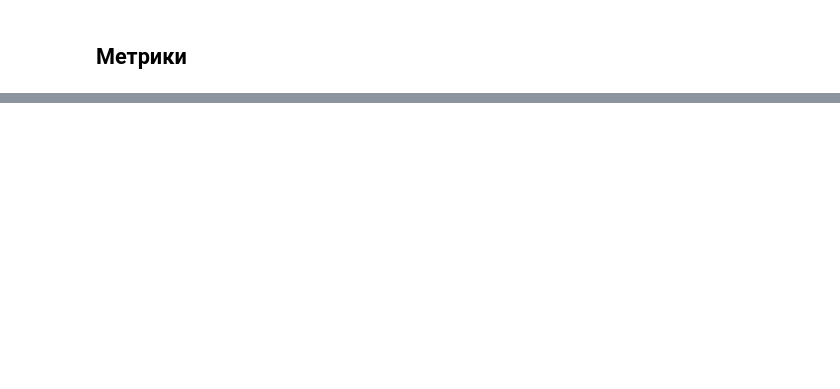
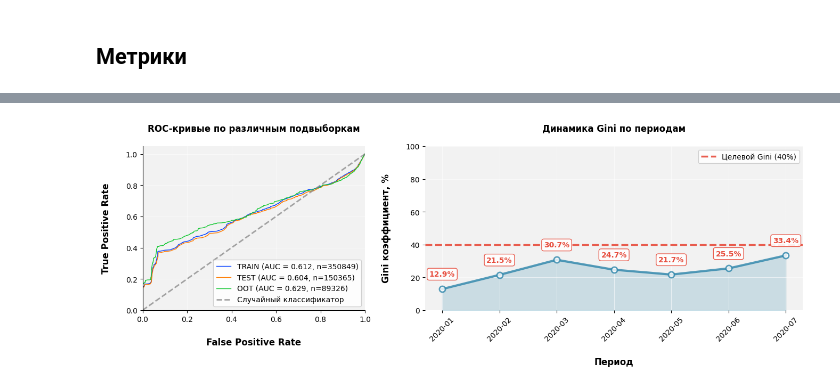
Before and after one commit to 25-77/Year_project, a Jupyter notebook: notebooks/3.1. Linear_models.ipynb, the cells around one changed output, grey strips where cells are left out. Saved outputs shown, nothing was run; the diff lists cells and outputs as text; code cells hidden in the pictures; blank space fills up the shorter version.

```diff
--- a/notebooks/3.1. Linear_models.ipynb
+++ b/notebooks/3.1. Linear_models.ipynb
@@ -432,0 +798,3 @@ plot_gini_by_period_styled(metr_split.reset_index(), 'gini', DATE_MONTH,
+# %%
+final_params_svm_model = {**default_params, **study.best_params}
+final_params_svm_model
@@ -432,0 +810,13 @@ plot_gini_by_period_styled(metr_split.reset_index(), 'gini', DATE_MONTH,
+# %%
+# Обучение модели с подобранными гиперпараметрами
+svm_model = SVC(**final_params_svm_model)
+
+pipeline = Pipeline([
+    ('preprocessor', preprocessor),
+    ('pca', PCA(n_components=20)),
+    ('model', svm_model)
+    ])
+
+pipeline.fit(data.loc[TRAIN_MASK][FEATURES], data.loc[TRAIN_MASK][TARGET])
+
+data.loc[DEV_MASK, 'svm_model_optuna_preds'] = pipeline.predict_proba(data.loc[DEV_MASK][FEATURES])[:, 1]
@@ -432,0 +844,11 @@ plot_gini_by_period_styled(metr_split.reset_index(), 'gini', DATE_MONTH,
+# %%
+metr_split = metrics_split(
+    data=data.loc[DEV_MASK],
+    target=TARGET,
+    pred_cols='svm_model_optuna_preds',
+    group_cols=DATE_MONTH,
+    metr_calc=metr_calc,
+    asc=True
+)
+
+style_metrics(metr_split, STYLE_CONFIG)
@@ -432,0 +865,19 @@ plot_gini_by_period_styled(metr_split.reset_index(), 'gini', DATE_MONTH,
+# %%
+# Графики распределения таргета по выборкам
+fig, axes = plt.subplots(1, 2, figsize=(16, 4), gridspec_kw={'width_ratios': [1, 1.7]})
+masks_dict = {'TRAIN': TRAIN_MASK, 'TEST': TEST_MASK, 'OOT': OOT_MASK}
+
+ax = axes[0]
+plot_roc_by_masks(data, TARGET, 'svm_model_optuna_preds', masks_dict,
+                     figsize=(8, 4), palette='bright',
+                     title='ROC-кривые по различным подвыборкам',
+                     ax=ax)
+
+ax = axes[1]
+plot_gini_by_period_styled(metr_split.reset_index(), 'gini', DATE_MONTH,
+                              figsize=(8, 4),
+                              target_gini=40,
+                              title='Динамика Gini по периодам',
+                              ax=ax)
+# %% [output]
+[figure, added]
```
Also changed, not shown: parts of 35 cells of this notebook.
